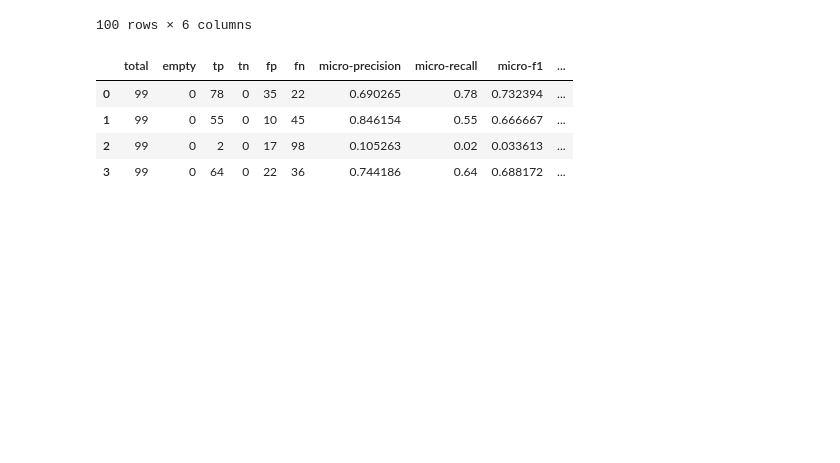
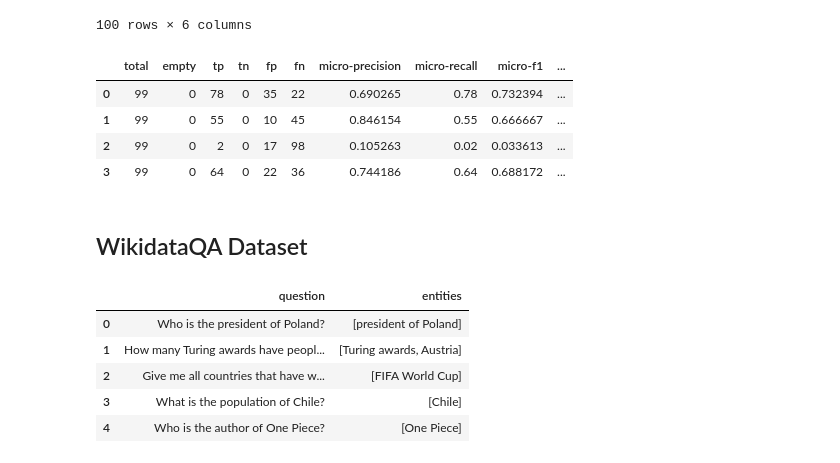
Before and after one commit to librairy/MuHeQA, a Jupyter notebook: eval_keywords.ipynb, the cells around one changed output. Saved outputs shown, nothing was run; the diff lists cells and outputs as text; code cells hidden in the pictures; blank space fills up the shorter version.

```diff
--- a/eval_keywords.ipynb
+++ b/eval_keywords.ipynb
@@ -402,3 +402,25 @@ make_report('sq_results')
 | 1 | 99 | 0 | 55 | 0 | 10 | 45 | 0.846154 | 0.55 | 0.666667 | ... |
 | 2 | 99 | 0 | 2 | 0 | 17 | 98 | 0.105263 | 0.02 | 0.033613 | ... |
 | 3 | 99 | 0 | 64 | 0 | 22 | 36 | 0.744186 | 0.64 | 0.688172 | ... |
+# %% [markdown]
+## WikidataQA Dataset
+# %%
+import pandas as pd
+df = pd.read_csv('datasets/wikidataQA/wqa-labels.csv', index_col=0)
+entities = []
+questions = []
+for index, row in df.iterrows():
+    entity = row['subject_labels'].replace("[","").replace("]","").replace("\'","").split(",")
+    question = row['question']
+    if (entity[0].lower() in question.lower()):
+        entities.append(entity)
+        questions.append(question)
+wqa_df = pd.DataFrame(list(zip(questions, entities)),columns =['question', 'entities'])
+wqa_df.head()
+# %% [output]
+|  | question | entities |
+| 0 | Who is the president of Poland? | [president of Poland] |
+| 1 | How many Turing awards have peopl... | [Turing awards, Austria] |
+| 2 | Give me all countries that have w... | [FIFA World Cup] |
+| 3 | What is the population of Chile? | [Chile] |
+| 4 | Who is the author of One Piece? | [One Piece] |
```
Also changed, not shown: parts of 5 cells of this notebook, 2 other files.
